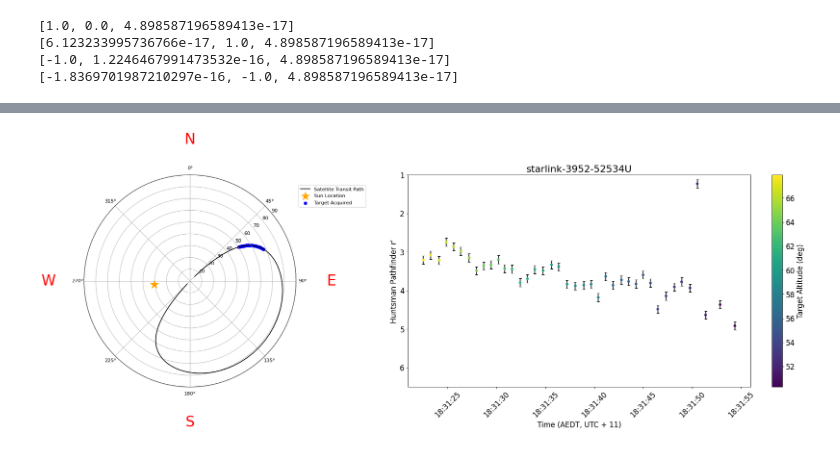
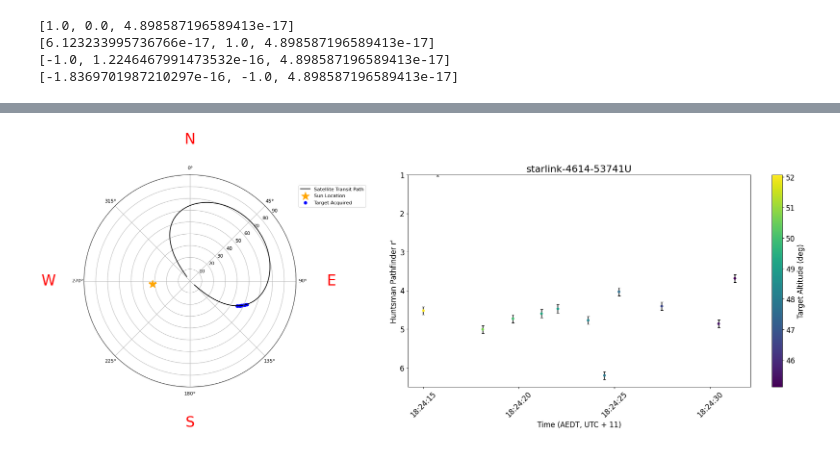
Before and after one commit to Physarah/satellite-optical-brightness, a Jupyter notebook: daytime/pass_reduction/starlink-4614-53741U-P1.ipynb, the cells around one changed output, grey strips where cells are left out. Drawn from its saved outputs; the diff is of its cells as text; code cells hidden in the pictures.

```diff
--- a/daytime/pass_reduction/starlink-4614-53741U-P1.ipynb
+++ b/daytime/pass_reduction/starlink-4614-53741U-P1.ipynb
@@ -133,7 +133,7 @@ def read_json_data(json_file):
 ### Import Data and Flats Master
 # %%
 master_flat_field_normalized = np.array(fits.getdata("/Volumes/tycho/other/sarahs-ssa/01_18_24/Flats/master_rband_flat.fits"))
-science_files = "/Volumes/tycho/other/sarahs-ssa/01_18_24/starlink-3952-52534U/2024-01-18_06_31_21Z"
+science_files = "/Volumes/tycho/other/sarahs-ssa/01_18_24/starlink-4614-53741U/2024-01-18_06_24_15Z"
 science_target_paths = [f.path for f in os.scandir(science_files) if not f.path.endswith('txt')]
 science_target_paths = [f for f in science_target_paths if not f.endswith('.DS_Store')]
 # %% [markdown]
@@ -157,7 +157,7 @@ for file_path in science_target_paths:
     calibrated_frame = science_data / master_flat_field_normalized
     calibrated_science_frames.append(calibrated_frame)
 # %%
-file_names, imported_x_clicks, imported_y_clicks = read_json_data('/Users/physarah/Desktop/starlink-3952-52534U_locations.json')
+file_names, imported_x_clicks, imported_y_clicks = read_json_data('/Users/physarah/Desktop/starlink-4614-53741U_locations.json')
 # %%
 ints = 20
 im_out = crop_around_point(calibrated_science_frames[ints],
@@ -287,9 +287,9 @@ from math import radians
 %matplotlib inline
 # Custom TLE data
 
-tle_line1 = "STARLINK-3952"     # up to date as of 24th Jan 2024
-tle_line2 = "1 52534U 22051B   24018.47836278  .00001437  00000+0  10837-3 0  9995"
-tle_line3 = "2 52534  53.2164  36.1108 0001558  94.3609 265.7561 15.08839193 94249"
+tle_line1 = "STARLINK-4614    "     # up to date as of 24th Jan 2024
+tle_line2 = "1 53741U 22107AT  24018.55657259  .00000264  00000+0  34672-4 0  9998"
+tle_line3 = "2 53741  53.2183 155.5354 0001447  83.8147 276.3010 15.08838298 76889"
 
 ts = load.timescale()
 satellite = EarthSatellite(tle_line2, tle_line3, name="ISS (ZARYA)")
@@ -615,34 +615,34 @@ ax.set_ylim(0,90)
 #ax.legend(loc = "upper right")
 box = ax.get_position()
 ax.set_position([box.x0, box.y0, box.width * 0.8, box.height])
 ax.legend(loc='center left', bbox_to_anchor=(1, 0.9))
 
 
 plt.subplot(1,2,2)
 
-plt.title("starlink-3952-52534U", fontsize = 20)
+plt.title("starlink-4614-53741U", fontsize = 20)
 plt.errorbar(x = pd.to_datetime(data['datetimes_sat'])-timedelta(hours = 12), y = data['calibed_mags'], yerr=[[error]*len(data['calibed_mags']),
                                                                  [error]*len(data['calibed_mags'])], ls = "", capsize = 3, color = 'black')
 plt.scatter(x = pd.to_datetime(data['datetimes_sat'])-timedelta(hours = 12), y = data['calibed_mags'], s = 20, c = data['altitude'], zorder = 10, cmap = 'viridis')
 plt.xlabel("Time (AEDT, UTC + 11)", fontsize=15)
 plt.ylabel("Huntsman Pathfinder r'", fontsize=15)
 cbar = plt.colorbar()
 cbar.set_label("Target Altitude (deg)", fontsize=15)
 cbar.ax.tick_params(labelsize=15)
 
 plt.xticks(fontsize=15, rotation = 45)
 plt.yticks(fontsize=15)
 #plt.clim(25,50)
 #plt.xlim(pd.to_datetime('2023-03-06 12:24:50'), pd.to_datetime('2023-03-06 12:27:45'))
 plt.ylim(6.5,1)
 plt.tight_layout()
 plt.gca().xaxis.set_major_formatter(mdates.DateFormatter('%H:%M:%S'))
 
 
 
-plt.savefig("/Users/physarah/Desktop/sat_path_starlink-3952-52534U.png")
+plt.savefig("/Users/physarah/Desktop/sat_path_starlink-4614-53741U.png")
 # %% [output]
 [interactive output not drawn]
 [interactive output not drawn]
-[figure, old version]
+[figure, new version]
 # %%
```
Also changed, not shown: parts of 8 cells of this notebook, 9 other files.
